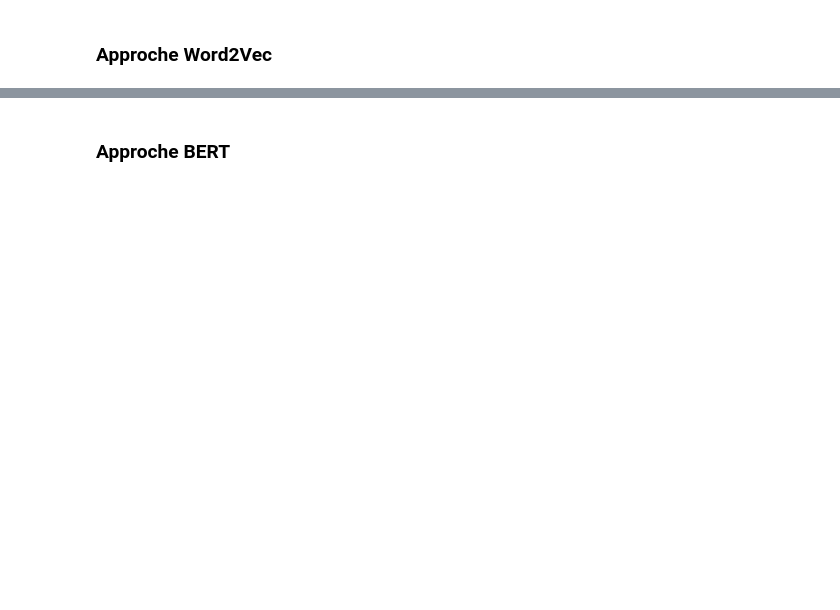
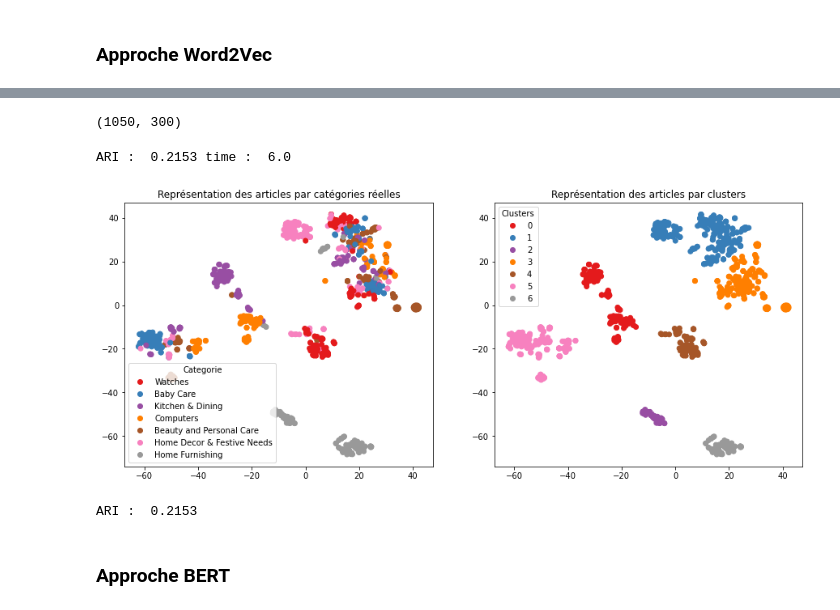
Before and after one commit to 0SJ0/Marketplace, a Jupyter notebook: P6_Notebook.ipynb, the cells around one changed output, grey strips where cells are left out. Drawn from its saved outputs; the diff is of its cells as text; code cells hidden in the pictures; blank space fills up the shorter version.

```diff
--- a/P6_Notebook.ipynb
+++ b/P6_Notebook.ipynb
@@ -388,0 +620,13 @@ dtype: int64
+# %%
+# Création du modèle
+
+input=Input(shape=(len(x_sentences),maxlen),dtype='float64')
+word_input=Input(shape=(maxlen,),dtype='float64')
+word_embedding=Embedding(input_dim=vocab_size,
+                         output_dim=w2v_size,
+                         weights = [embedding_matrix],
+                         input_length=maxlen)(word_input)
+word_vec=GlobalAveragePooling1D()(word_embedding)
+embed_model = Model([word_input],word_vec)
+
+embed_model.summary()
@@ -389,2 +650,16 @@ dtype: int64
+# %%
+embeddings = embed_model.predict(x_sentences)
+embeddings.shape
+# %% [output]
+(1050, 300)
+# %%
+ARI, X_tsne, labels = ARI_fct(embeddings)
+# %% [output]
+ARI :  0.2153 time :  6.0
+# %%
+TSNE_visu_fct(X_tsne, y_cat_num, labels, ARI)
+# %% [output]
+[figure, added]
+ARI :  0.2153
 # %% [markdown]
 ### Approche BERT
```
Also changed, not shown: parts of 36 cells of this notebook.
